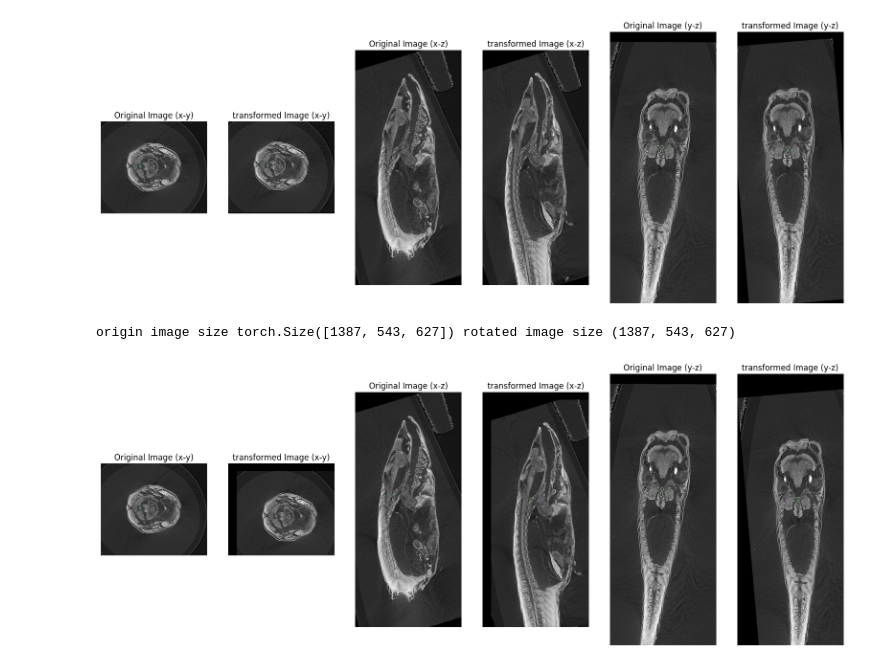
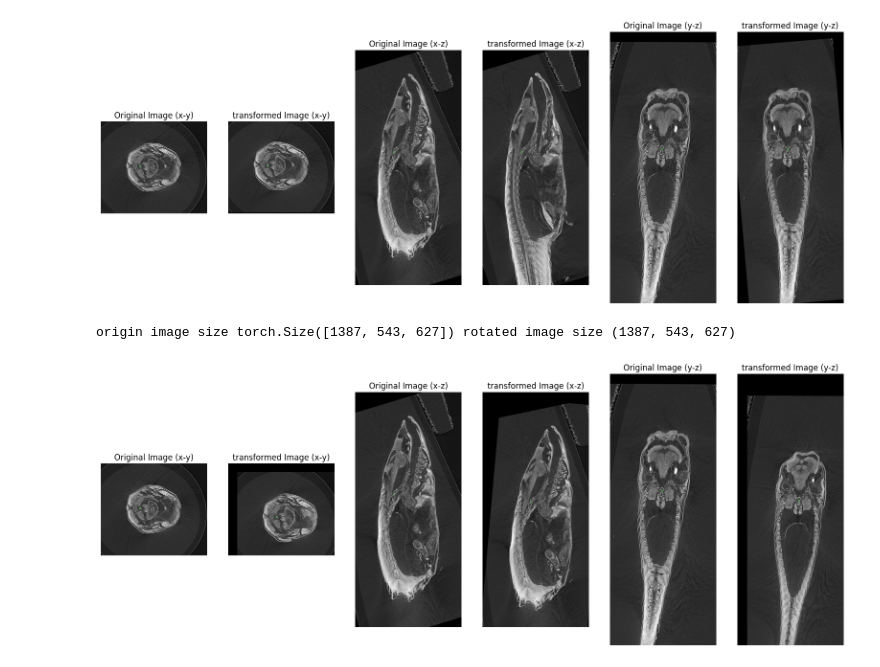
Before and after one commit to xyt000/preprocessing, a Jupyter notebook: examples/affine.ipynb, the cells around one changed output. Cells and saved outputs as stored; diff of their text form; code cells hidden in the pictures.

```diff
--- a/examples/affine.ipynb
+++ b/examples/affine.ipynb
@@ -272,17 +272,17 @@ origin image size torch.Size([1387, 543, 627]) rotated image size (1387, 543, 62
 [figure]
 # %%
 # translation - rotation y
-rotations = torch.tensor([np.pi / 36, 0, 0])  # width (x) height(y) depth (z)
+rotations = torch.tensor([0, np.pi / 36, 0])  # width (x) height(y) depth (z)
 translations = torch.tensor([50., 50., 50.])
 # image
 medaka_tensor = torch.tensor(image_data, device=cuda).float()
 medaka_transformed = affine_3d(medaka_tensor, rotations, translations, keep_original_size=True).round().cpu().numpy()
 print('origin image size', medaka_tensor.shape, 'rotated image size', medaka_transformed.shape)
 # landmark (vert1)
 p = torch.tensor([[231., 265, 600]])
 p_transformed = affine_3d_idx(image_dims, rotations, translations, p,keep_original_size=True)
 # visualization
 vis(image_data, medaka_transformed, p, p_transformed)
 # %% [output]
 origin image size torch.Size([1387, 543, 627]) rotated image size (1387, 543, 627)
-[figure, old version]
+[figure, new version]
```
